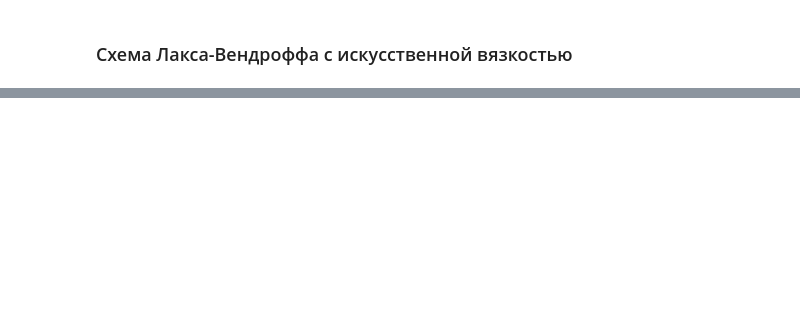
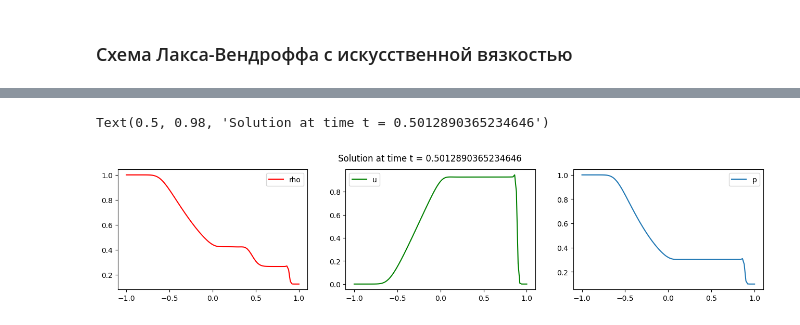
Before and after one commit to d-r-tikhonov/Computational_Mathematics, a Jupyter notebook: 06-Lax-Wendroff for CFD/src/06-Lax-Wendroff for CFD.ipynb, the cells around one changed output, grey strips where cells are left out. Cells and saved outputs as stored; diff of their text form; code cells hidden in the pictures; blank space fills up the shorter version.

Commit message:
implemented Lax-Wendroff viscosity method

```diff
--- a/06-Lax-Wendroff for CFD/src/06-Lax-Wendroff for CFD.ipynb
+++ b/06-Lax-Wendroff for CFD/src/06-Lax-Wendroff for CFD.ipynb
@@ -389,0 +387,38 @@ def LaxWendroff_with_viscosity(snm1, sn, snp1, tau, h, alpha=0.5):
+# %%
+tau_list = []
+
+# решение на слое k+1
+skp1 = s0.copy()
+
+# решение на слое k
+sk = s0.copy()
+
+t = 0
+while t < 0.5:
+    # заполняем данными с предыдущего шага
+    sk = skp1.copy()
+
+    tau = get_tau_viscosity(h, sk) # переменный шаг
+    tau_list.append(tau)
+
+    for n in range(1, nx-1):
+        skp1[n] = LaxWendroff_with_viscosity(sk[n-1], sk[n], sk[n+1], tau, h)
+
+    skp1[0] = primToCons(pvl)   # граничное условие для левой границы
+    skp1[-1] = primToCons(pvr)  # граничное условие для правой границы
+
+    t = t + tau
+# %%
+pv_res = np.array([consToPrim(s) for s in skp1])
+
+fig, axs = plt.subplots(1, 3, figsize=(16, 3))
+axs[0].plot(x_mesh, pv_res[:, 0], 'r', label='rho')
+axs[1].plot(x_mesh, pv_res[:, 1], 'g', label='u')
+axs[2].plot(x_mesh, pv_res[:, 2], label='p')
+axs[0].legend()
+axs[1].legend()
+axs[2].legend()
+fig.suptitle('Solution at time t = ' + str(t))
+# %% [output]
+Text(0.5, 0.98, 'Solution at time t = 0.5012890365234646')
+[figure, added]
```
Also changed, not shown: parts of 13 cells of this notebook, 1 other file.
